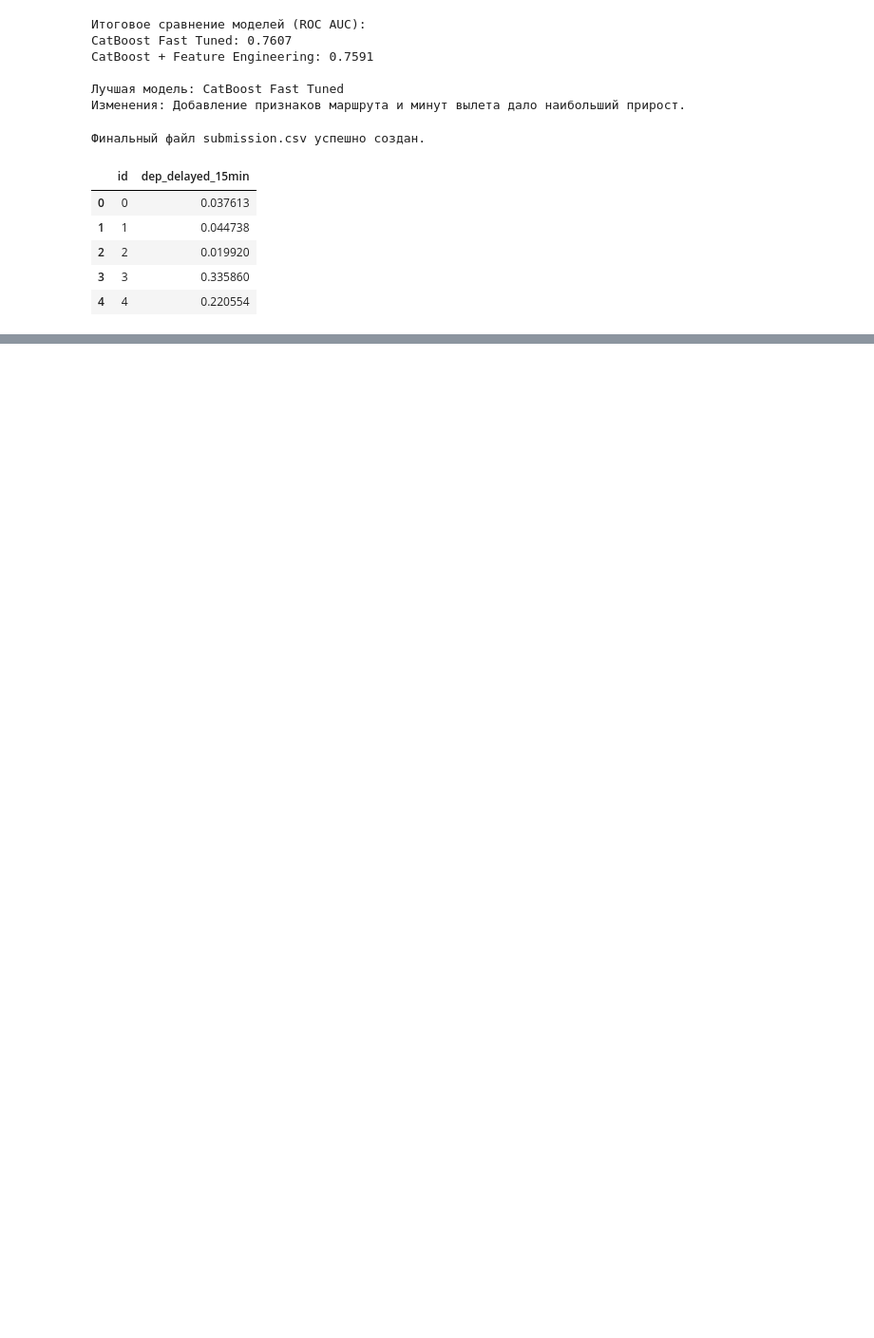
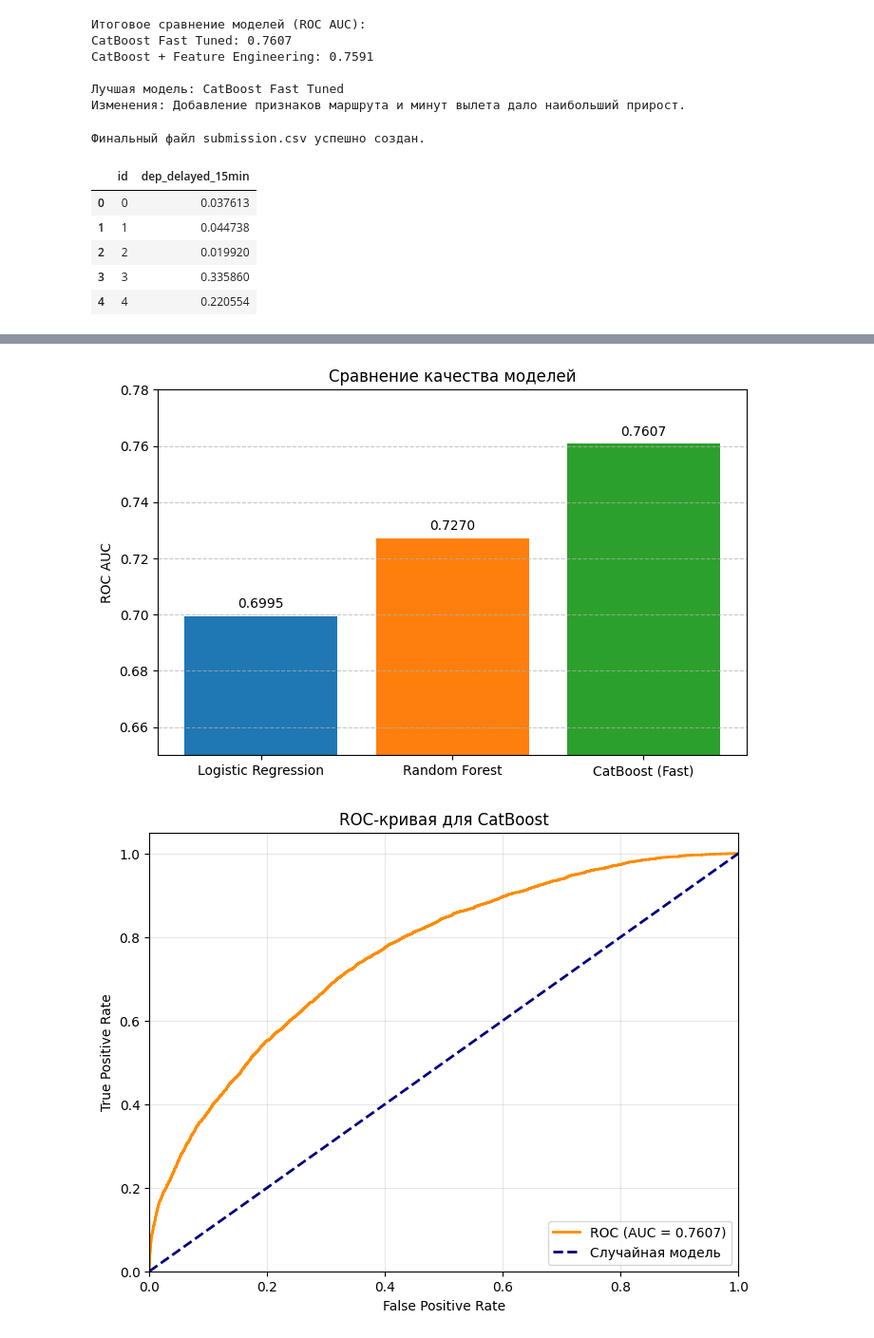
Before and after one commit to Stas0809/flight-delays, a Jupyter notebook: notebookc1297dedcb.ipynb, the cells around one changed output, grey strips where cells are left out. Shown at 95% size. Cells and saved outputs as stored; diff of their text form; code cells hidden in the pictures; blank space fills up the shorter version.

```diff
--- a/notebookc1297dedcb.ipynb
+++ b/notebookc1297dedcb.ipynb
@@ -373,0 +414,49 @@ submission.head()
+# %%
+import matplotlib.pyplot as plt
+import numpy as np
+from sklearn.metrics import roc_curve, auc
+
+# Данные для сравнения
+model_names = ['Logistic Regression', 'Random Forest', 'CatBoost (Fast)']
+auc_scores = [0.6995, 0.7270, 0.7607]
+
+# 1. Столбчатая диаграмма
+plt.figure(figsize=(8, 5))
+bars = plt.bar(model_names, auc_scores, color=['#1f77b4', '#ff7f0e', '#2ca02c'])
+plt.ylim(0.65, 0.78)
+plt.ylabel('ROC AUC')
+plt.title('Сравнение качества моделей')
+for bar, score in zip(bars, auc_scores):
+    plt.text(bar.get_x() + bar.get_width()/2, bar.get_height() + 0.002,
+             f'{score:.4f}', ha='center', va='bottom', fontsize=10)
+plt.grid(axis='y', linestyle='--', alpha=0.7)
+plt.show()
+
+# 2. ROC-кривая для лучшей модели (CatBoost)
+# Используем предсказания на валидационной выборке (сохранены в y_val_sub и val_pred)
+# Если переменные не определены, выполните код ниже, используя ваши данные:
+# from sklearn.metrics import roc_curve, auc
+# fpr, tpr, _ = roc_curve(y_val_sub, model_fast.predict_proba(X_val_sub)[:, 1])
+# roc_auc = auc(fpr, tpr)
+
+# Для демонстрации приведём пример (фактические значения будут подставлены при выполнении):
+try:
+    fpr, tpr, _ = roc_curve(y_val_sub, model_fast.predict_proba(X_val_sub)[:, 1])
+    roc_auc = auc(fpr, tpr)
+    plt.figure(figsize=(8, 6))
+    plt.plot(fpr, tpr, color='darkorange', lw=2, label=f'ROC (AUC = {roc_auc:.4f})')
+    plt.plot([0, 1], [0, 1], color='navy', lw=2, linestyle='--', label='Случайная модель')
+    plt.xlim([0.0, 1.0])
+    plt.ylim([0.0, 1.05])
+    plt.xlabel('False Positive Rate')
+    plt.ylabel('True Positive Rate')
+    plt.title('ROC-кривая для CatBoost')
+    plt.legend(loc="lower right")
+    plt.grid(alpha=0.3)
+    plt.show()
+except NameError:
+    print("Для построения ROC-кривой необходимо иметь предсказания на валидационной выборке.")
+    print("Если вы выполнили обучение с разделением, используйте переменные y_val_sub и X_val_sub.")
+# %% [output]
+[figure, added]
+[figure, added]
```
Also changed, not shown: parts of 5 cells of this notebook.
